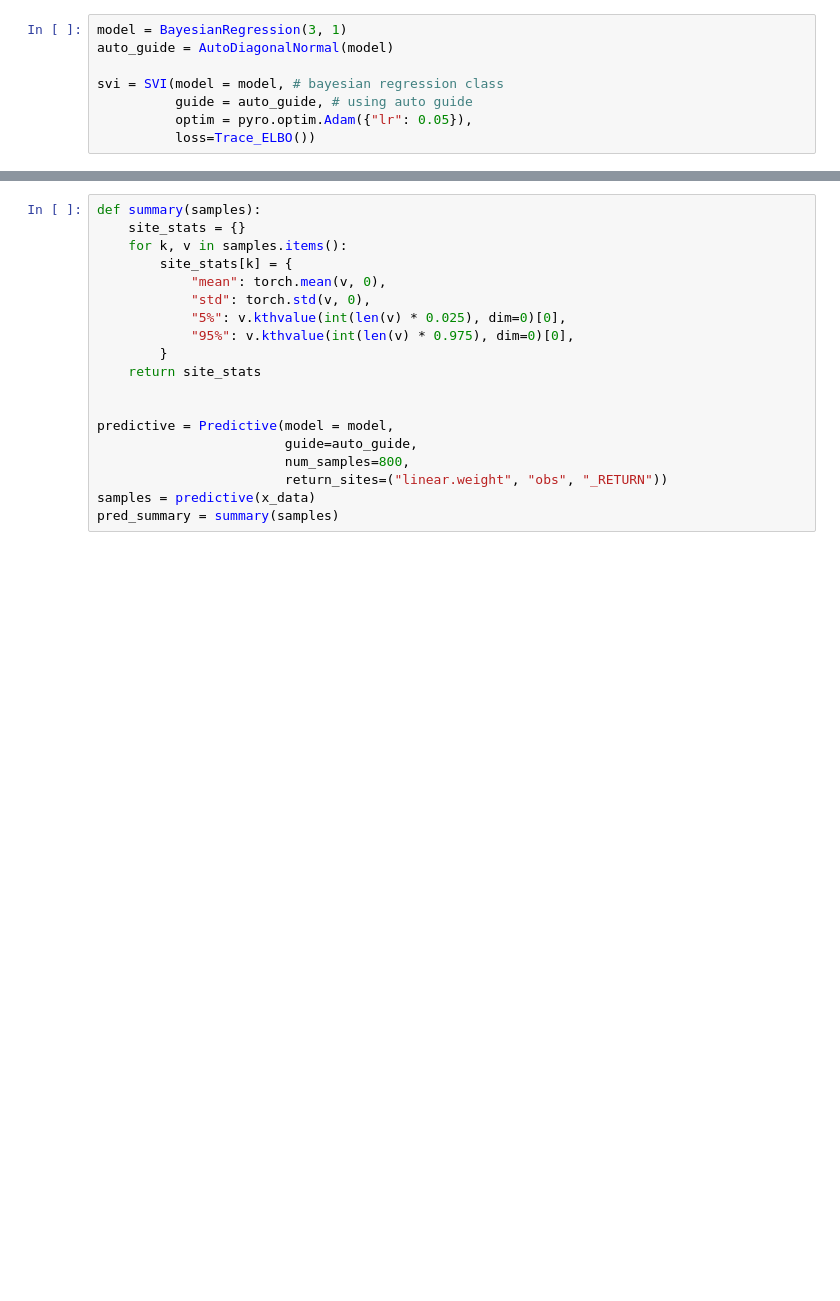
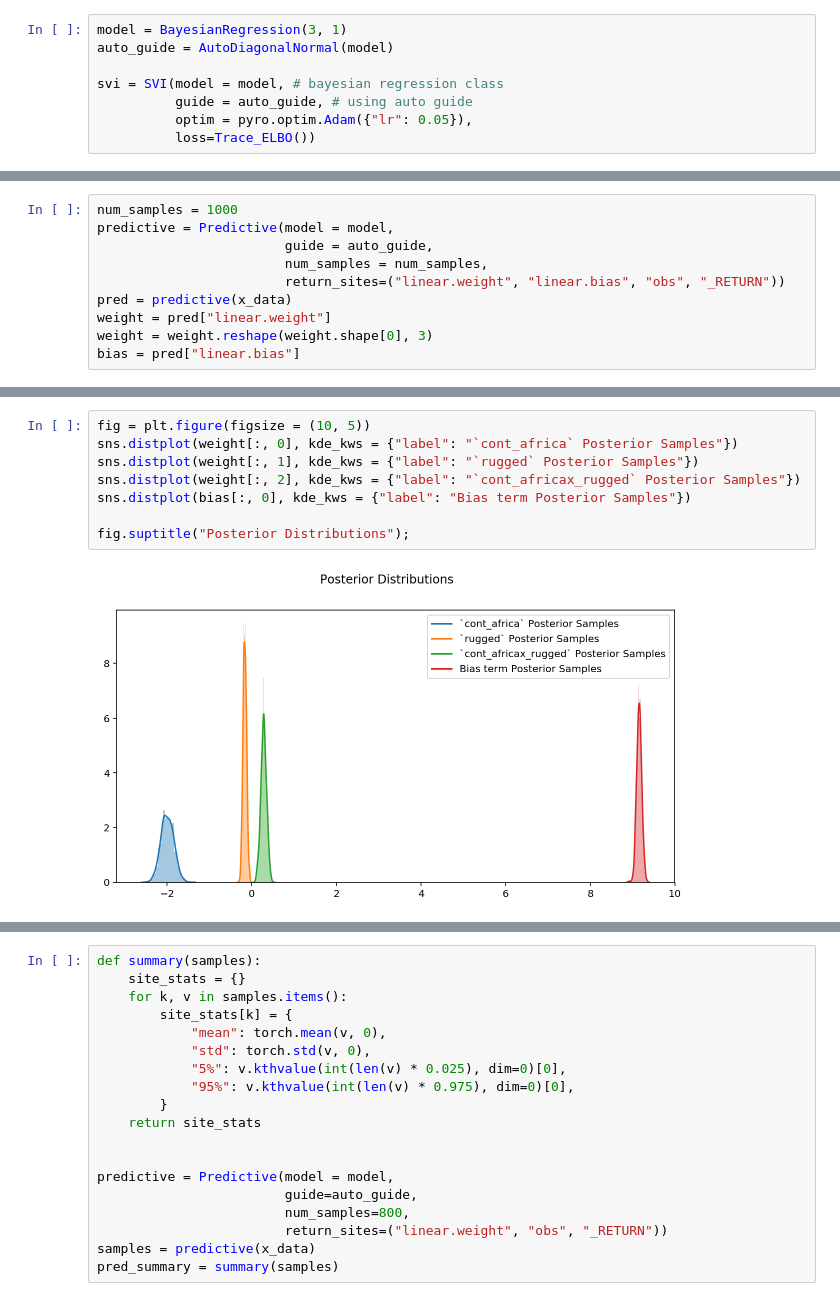
Before and after one commit to jramkiss/jramkiss.github.io, a Jupyter notebook: _posts/notebooks/regression_VS_bayesian_regression.ipynb, the cells around one changed output, grey strips where cells are left out. Cells and saved outputs as stored; diff of their text form; blank space fills up the shorter version.

```diff
--- a/_posts/notebooks/regression_VS_bayesian_regression.ipynb
+++ b/_posts/notebooks/regression_VS_bayesian_regression.ipynb
@@ -226,0 +210,10 @@ AutoDiagonalNormal.scale tensor([0.0615, 0.1746, 0.0426, 0.0829, 0.0771])
+# %%
+num_samples = 1000
+predictive = Predictive(model = model,
+                        guide = auto_guide,
+                        num_samples = num_samples,
+                        return_sites=("linear.weight", "linear.bias", "obs", "_RETURN"))
+pred = predictive(x_data)
+weight = pred["linear.weight"]
+weight = weight.reshape(weight.shape[0], 3)
+bias = pred["linear.bias"]
@@ -226,0 +238,10 @@ AutoDiagonalNormal.scale tensor([0.0615, 0.1746, 0.0426, 0.0829, 0.0771])
+# %%
+fig = plt.figure(figsize = (10, 5))
+sns.distplot(weight[:, 0], kde_kws = {"label": "`cont_africa` Posterior Samples"})
+sns.distplot(weight[:, 1], kde_kws = {"label": "`rugged` Posterior Samples"})
+sns.distplot(weight[:, 2], kde_kws = {"label": "`cont_africax_rugged` Posterior Samples"})
+sns.distplot(bias[:, 0], kde_kws = {"label": "Bias term Posterior Samples"})
+
+fig.suptitle("Posterior Distributions");
+# %% [output]
+[figure, added]
```
Also changed, not shown: parts of 14 cells of this notebook, 1 other file.
